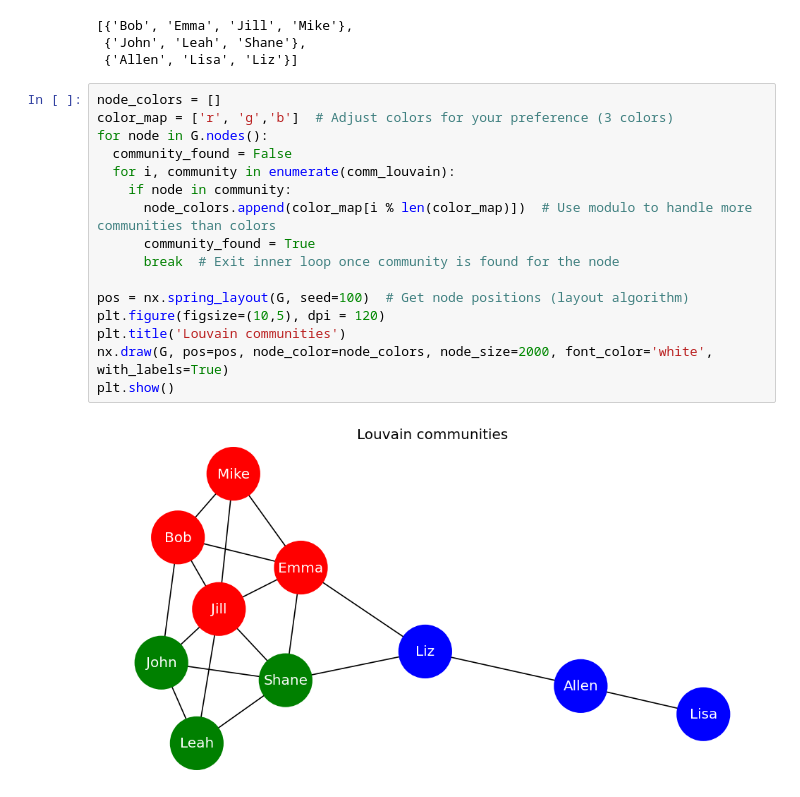
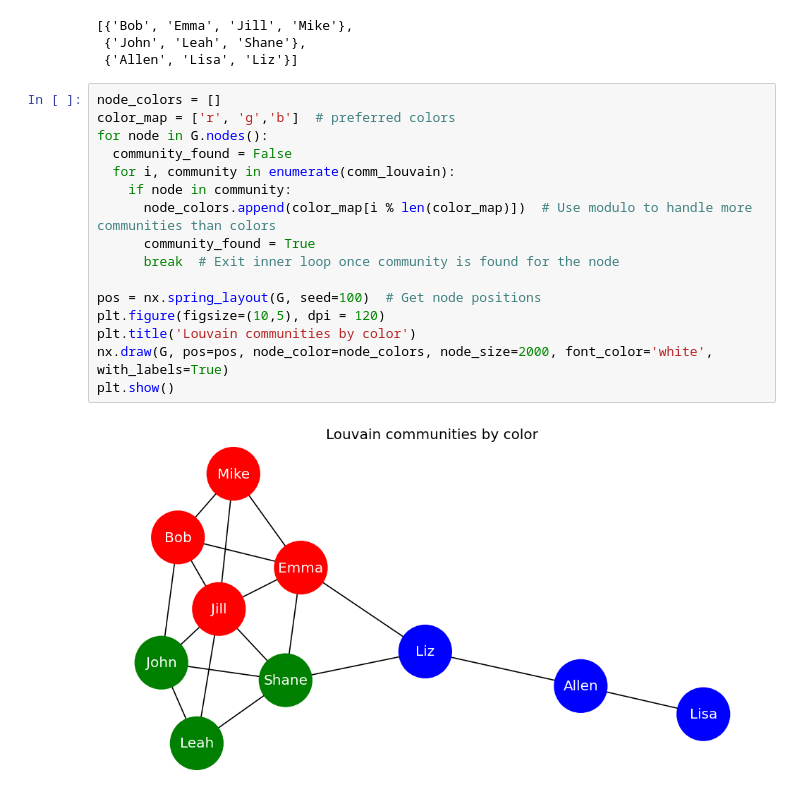
Before and after one commit to aiquiamjot/App_Physics157, a Jupyter notebook: submissions/AP157_lab_assignment_C1.ipynb, the cells around one changed output. Drawn from its saved outputs; the diff is of its cells as text.

```diff
--- a/submissions/AP157_lab_assignment_C1.ipynb
+++ b/submissions/AP157_lab_assignment_C1.ipynb
@@ -195,19 +210,19 @@ comm_louvain
  {'Allen', 'Lisa', 'Liz'}]
 # %%
 node_colors = []
-color_map = ['r', 'g','b']  # Adjust colors for your preference (3 colors)
+color_map = ['r', 'g','b']  # preferred colors
 for node in G.nodes():
   community_found = False
   for i, community in enumerate(comm_louvain):
     if node in community:
       node_colors.append(color_map[i % len(color_map)])  # Use modulo to handle more communities than colors
       community_found = True
       break  # Exit inner loop once community is found for the node
 
-pos = nx.spring_layout(G, seed=100)  # Get node positions (layout algorithm)
+pos = nx.spring_layout(G, seed=100)  # Get node positions
 plt.figure(figsize=(10,5), dpi = 120)
-plt.title('Louvain communities')
+plt.title('Louvain communities by color')
 nx.draw(G, pos=pos, node_color=node_colors, node_size=2000, font_color='white', with_labels=True)
 plt.show()
 # %% [output]
-[figure, old version]
+[figure, new version]
```
Also changed, not shown: parts of 19 cells of this notebook.
